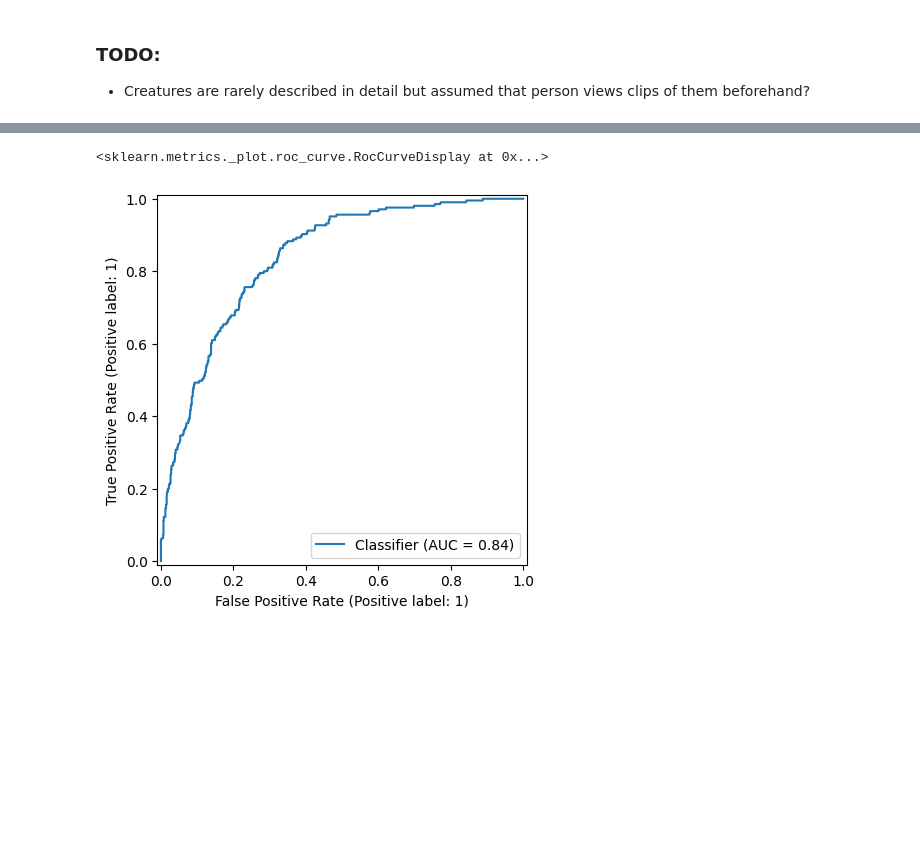
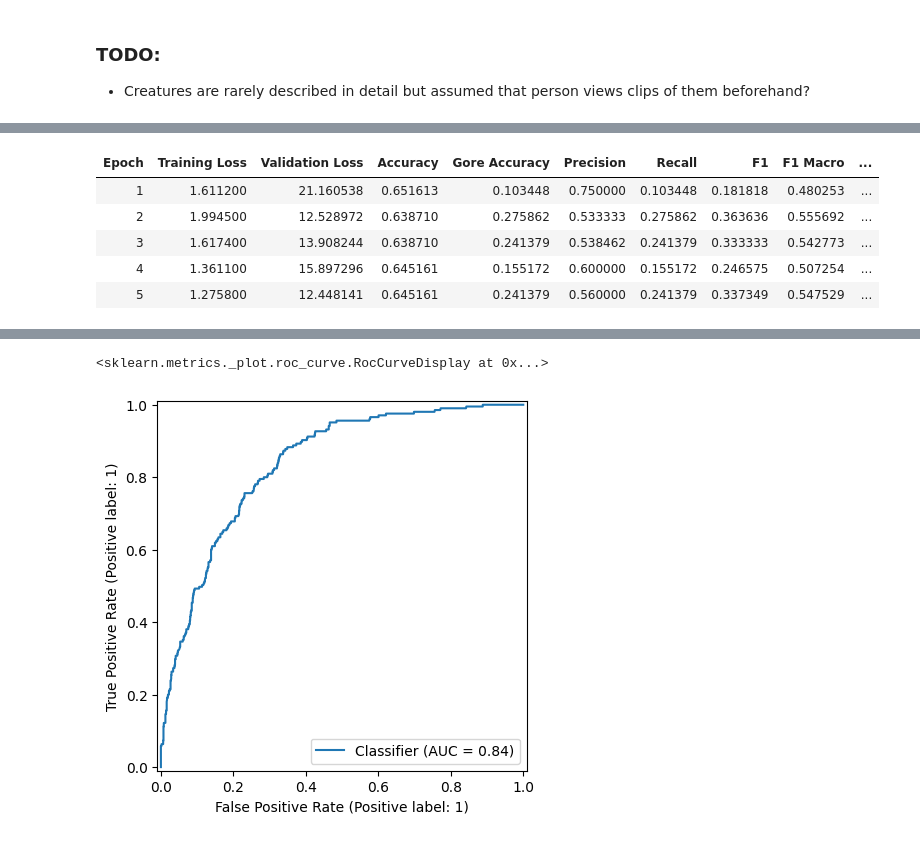
Before and after one commit to sydney-machine-learning/audiodescription-abusedetection, a Jupyter notebook: 02_model_architecture_exploration.ipynb, the cells around one changed output, grey strips where cells are left out. Drawn from its saved outputs; the diff is of its cells as text; code cells hidden in the pictures; blank space fills up the shorter version.

```diff
--- a/basic_run_all.ipynb
+++ b/02_model_architecture_exploration.ipynb
@@ -154,7 +153,7 @@ training_args = TrainingArguments(
 
     load_best_model_at_end=True,
     save_strategy='epoch',
-    metric_for_best_model="eval_recall",
+    metric_for_best_model="eval_weighted_score",
     greater_is_better=False,
     save_total_limit=1
 )
@@ -162,51 +163,65 @@ training_args = TrainingArguments(
 results = []
 movies = seg_df.movie.unique()
 
-for curr_model, last_layer in unfreeze_layers.items():
+for dropout in (0, 0.3):
+    for incl_context in [True, False]:
+        for curr_model, last_layer in unfreeze_layers.items():
 
-    logging.info(f'Curr Model: {curr_model}')
+            logging.info(f'Curr Model: {curr_model}')
 
-    tokenizer = AutoTokenizer.from_pretrained(curr_model)
-    enc_len = min(max_enc_len, tokenizer.model_max_length) - 5
-    agg_seg_df = da.aggregate_segments(seg_df, tokenizer, enc_len, max_seg_duration, max_break, excl_dialogue)
-    cat_seg_df = da.annotate_segments(agg_seg_df, gore_df, tokenizer)
-    tokens_w_context = da.add_context_and_tokenize(cat_seg_df, tokenizer, enc_len)
+            tokenizer = AutoTokenizer.from_pretrained(curr_model)
+            enc_len = min(max_enc_len, tokenizer.model_max_length) - 5
+            agg_seg_df = da.aggregate_segments(seg_df, tokenizer, enc_len, max_seg_duration, max_break, excl_dialogue)
+            cat_seg_df = da.annotate_segments(agg_seg_df, gore_df, tokenizer)
+            tokens_w_context = da.add_context_and_tokenize(cat_seg_df, tokenizer, enc_len)
 
-    for movie in movies:
-        logging.info(f'Current Test Set: {movie}')
-        train_ds, train_y = md.create_test_train_split(cat_seg_df, tokens_w_context, [x for x in movies if x != movie], tokenizer, enc_len)
-        test_ds, test_y = md.create_test_train_split(cat_seg_df, tokens_w_context, [movie], tokenizer, enc_len)
+            for movie in ['ReservoirDogs', 'SavingPrivateRyan', 'PiratesOfTheCarribeanTheCurseOfTheBlackPearl', 'IAmLegend']:
+                logging.info(f'Current Test Set: {movie}')
 
-        n_pos = train_y.sum()
-        pos_weight = torch.tensor([(train_y.shape[0] - n_pos) / n_pos], dtype=torch.float)
-        loss_fn = torch.nn.BCEWithLogitsLoss(pos_weight=pos_weight)
+                if incl_context:
+                    train_ds, train_y = md.create_test_train_split(cat_seg_df, tokens_w_context, [x for x in movies if x != movie], tokenizer)
+                    test_ds, test_y = md.create_test_train_split(cat_seg_df, tokens_w_context, [movie], tokenizer)
+                else:
+                    train_ds, train_y = md.create_test_train_split(cat_seg_df, list(cat_seg_df['text']), [x for x in movies if x != movie], tokenizer)
+                    test_ds, test_y = md.create_test_train_split(cat_seg_df, list(cat_seg_df['text']), [movie], tokenizer)
 
-        logging.getLogger("transformers.modeling_utils").setLevel(logging.ERROR)
-        thawed_layers = [ii + 1 for ii in range(last_layer - num_layers, last_layer)]
-        model = md.CustomLossModel(enc_model, loss_fn, thawed_layers)
-        logging.getLogger("transformers.modeling_utils").setLevel(logging.WARN)
+                n_pos = train_y.sum() / 2
+                pos_weight = torch.tensor([(train_y.shape[0] - n_pos) / n_pos], dtype=torch.float)
+                loss_fn = torch.nn.BCEWithLogitsLoss(pos_weight=pos_weight)
 
-        trainer = Trainer(
-            model=model,
-            args=training_args,
-            train_dataset=train_ds,
-            eval_dataset=test_ds,
-            compute_metrics=md.compute_metrics,
-            callbacks=[md.FractionalTrainEvalCallback]
-        )
+                logging.getLogger("transformers.modeling_utils").setLevel(logging.ERROR)
+                thawed_layers = [ii + 1 for ii in range(last_layer - num_layers, last_layer)]
+                model = md.CustomLossModel(curr_model, loss_fn, thawed_layers, dropout)
+                logging.getLogger("transformers.modeling_utils").setLevel(logging.WARN)
 
-        # torch.cuda.empty_cache()
-        trainer.train()
+                trainer = Trainer(
+                    model=model,
+                    args=training_args,
+                    train_dataset=train_ds,
+                    eval_dataset=test_ds,
+                    compute_metrics=md.compute_metrics,
+                )
 
-        epoch = np.argmax([x for x in trainer.state.log_history if 'eval_recall' in x]) + 1
+                trainer.train()
 
-        curr_results = {
-            'model': curr_model,
-            'test_movie': movie,
-            'runtime': trainer.state.log_history[-1]['train_runtime'],
-            'epoch': epoch,
-            'recall': next(x for x in trainer.state.log_history if 'epoch' in x and x['epoch'] == epoch and 'eval_recall' in x),
-            'f1_macro': next(x for x in trainer.state.log_history if 'epoch' in x and x['epoch'] == epoch and 'eval_f1_macro' in x),
-        }
-        results.append(curr_results)
+                epoch = np.argmax([x[selection_metric] for x in trainer.state.log_history if selection_metric in x]) + 1
+
+                curr_results = {
+                    'model': curr_model,
+                    'test_movie': movie,
+                    'dropout': dropout,
+                    'runtime': trainer.state.log_history[-1]['train_runtime'],
+                    'epoch': epoch,
+                    'selection_metric': next(x for x in trainer.state.log_history if 'epoch' in x and x['epoch'] == epoch and selection_metric in x),
+                    'recall': next(x for x in trainer.state.log_history if 'epoch' in x and x['epoch'] == epoch and 'eval_recall' in x),
+                    'f1_macro': next(x for x in trainer.state.log_history if 'epoch' in x and x['epoch'] == epoch and 'eval_f1_macro' in x),
+                    'incl_context': incl_context
+                }
+                results.append(curr_results)
+
+                # After each model training run:
+                del model
+                del trainer
+                gc.collect()
+                torch.cuda.empty_cache()
 # %% [output]
@@ -216,0 +231,6 @@ Compile with `TORCH_USE_CUDA_DSA` to enable device-side assertions.
+| Epoch | Training Loss | Validation Loss | Accuracy | Gore Accuracy | Precision | Recall | F1 | F1 Macro | ... |
+| 1 | 1.611200 | 21.160538 | 0.651613 | 0.103448 | 0.750000 | 0.103448 | 0.181818 | 0.480253 | ... |
+| 2 | 1.994500 | 12.528972 | 0.638710 | 0.275862 | 0.533333 | 0.275862 | 0.363636 | 0.555692 | ... |
+| 3 | 1.617400 | 13.908244 | 0.638710 | 0.241379 | 0.538462 | 0.241379 | 0.333333 | 0.542773 | ... |
+| 4 | 1.361100 | 15.897296 | 0.645161 | 0.155172 | 0.600000 | 0.155172 | 0.246575 | 0.507254 | ... |
+| 5 | 1.275800 | 12.448141 | 0.645161 | 0.241379 | 0.560000 | 0.241379 | 0.337349 | 0.547529 | ... |
```
Also changed, not shown: parts of 4 cells of this notebook, 2 other files.
